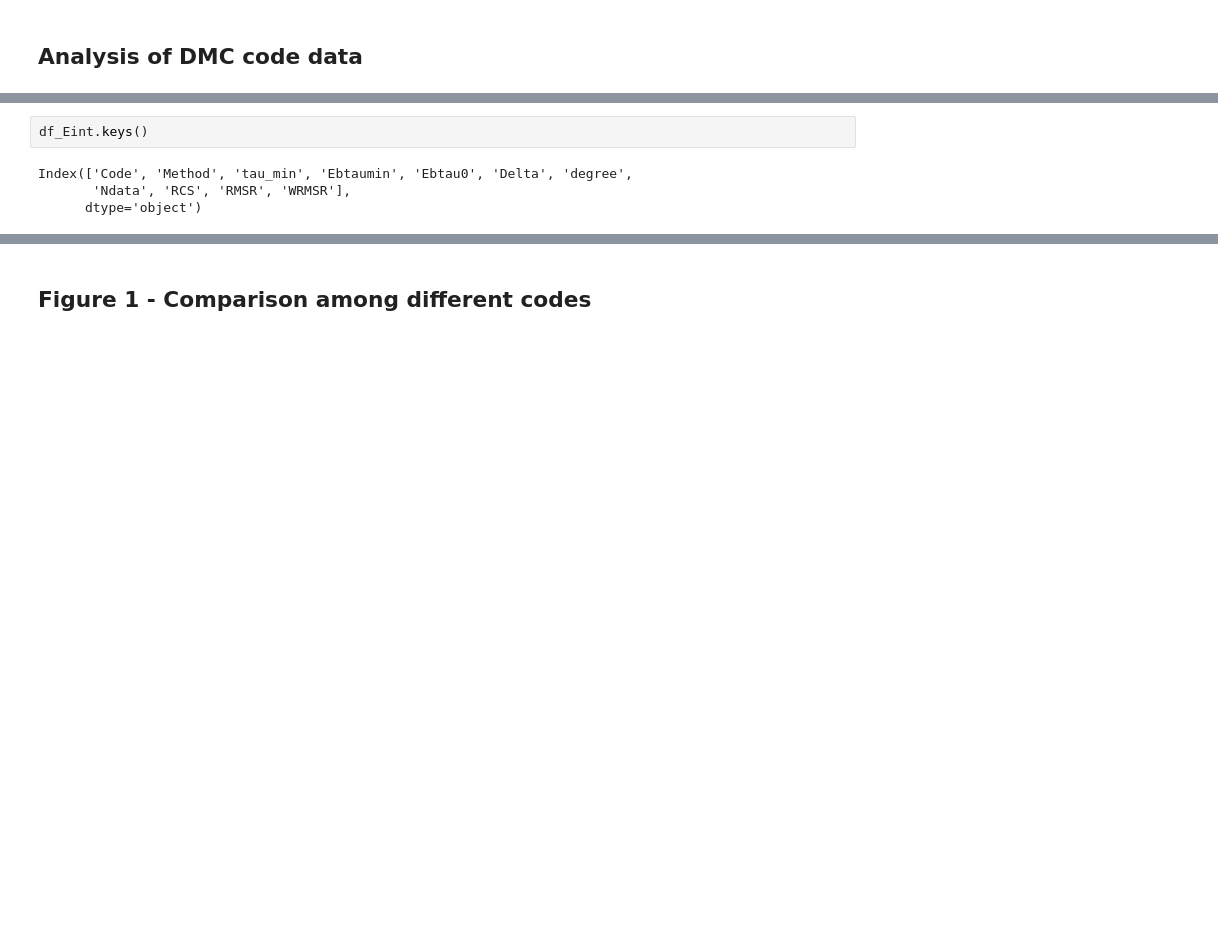
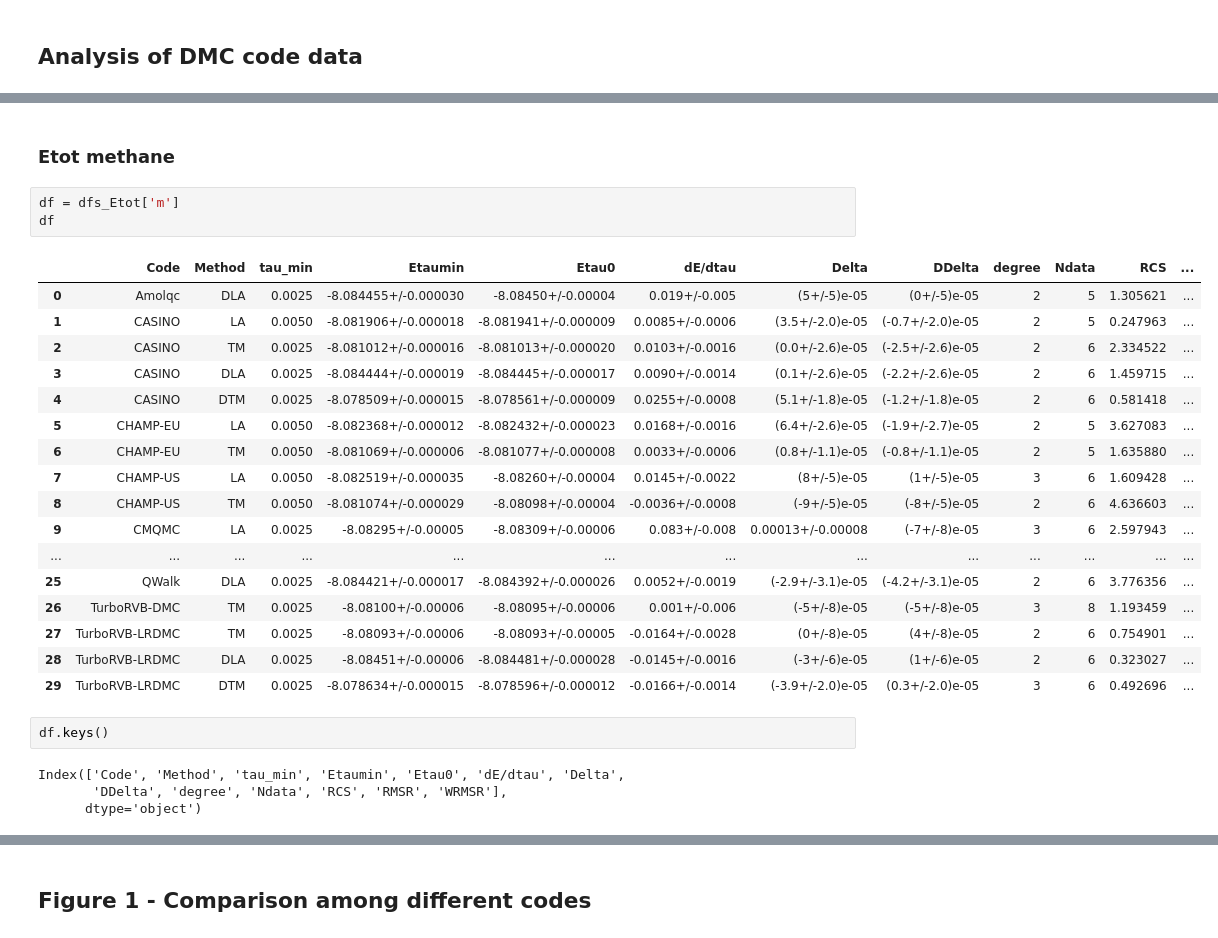
Before and after one commit to zenandrea/DMC-reproducibility, a Jupyter notebook: analysis.ipynb, the cells around one changed output, grey strips where cells are left out. Drawn from its saved outputs; the diff is of its cells as text; blank space fills up the shorter version.

```diff
--- a/analysis.ipynb
+++ b/analysis.ipynb
@@ -554,6 +637,29 @@ df_Eint.loc[ df_Eint.Code == 'QWalk' ]
+# %% [markdown]
+### Etot methane
+# %%
+df = dfs_Etot['m']
+df
+# %% [output]
+|  | Code | Method | tau_min | Etaumin | Etau0 | dE/dtau | Delta | DDelta | degree | Ndata | RCS | ... |
+| 0 | Amolqc | DLA | 0.0025 | -8.084455+/-0.000030 | -8.08450+/-0.00004 | 0.019+/-0.005 | (5+/-5)e-05 | (0+/-5)e-05 | 2 | 5 | 1.305621 | ... |
+| 1 | CASINO | LA | 0.0050 | -8.081906+/-0.000018 | -8.081941+/-0.000009 | 0.0085+/-0.0006 | (3.5+/-2.0)e-05 | (-0.7+/-2.0)e-05 | 2 | 5 | 0.247963 | ... |
+| 2 | CASINO | TM | 0.0025 | -8.081012+/-0.000016 | -8.081013+/-0.000020 | 0.0103+/-0.0016 | (0.0+/-2.6)e-05 | (-2.5+/-2.6)e-05 | 2 | 6 | 2.334522 | ... |
+| 3 | CASINO | DLA | 0.0025 | -8.084444+/-0.000019 | -8.084445+/-0.000017 | 0.0090+/-0.0014 | (0.1+/-2.6)e-05 | (-2.2+/-2.6)e-05 | 2 | 6 | 1.459715 | ... |
+| 4 | CASINO | DTM | 0.0025 | -8.078509+/-0.000015 | -8.078561+/-0.000009 | 0.0255+/-0.0008 | (5.1+/-1.8)e-05 | (-1.2+/-1.8)e-05 | 2 | 6 | 0.581418 | ... |
+| 5 | CHAMP-EU | LA | 0.0050 | -8.082368+/-0.000012 | -8.082432+/-0.000023 | 0.0168+/-0.0016 | (6.4+/-2.6)e-05 | (-1.9+/-2.7)e-05 | 2 | 5 | 3.627083 | ... |
+| 6 | CHAMP-EU | TM | 0.0050 | -8.081069+/-0.000006 | -8.081077+/-0.000008 | 0.0033+/-0.0006 | (0.8+/-1.1)e-05 | (-0.8+/-1.1)e-05 | 2 | 5 | 1.635880 | ... |
+| 7 | CHAMP-US | LA | 0.0050 | -8.082519+/-0.000035 | -8.08260+/-0.00004 | 0.0145+/-0.0022 | (8+/-5)e-05 | (1+/-5)e-05 | 3 | 6 | 1.609428 | ... |
+| 8 | CHAMP-US | TM | 0.0050 | -8.081074+/-0.000029 | -8.08098+/-0.00004 | -0.0036+/-0.0008 | (-9+/-5)e-05 | (-8+/-5)e-05 | 2 | 6 | 4.636603 | ... |
+| 9 | CMQMC | LA | 0.0025 | -8.08295+/-0.00005 | -8.08309+/-0.00006 | 0.083+/-0.008 | 0.00013+/-0.00008 | (-7+/-8)e-05 | 3 | 6 | 2.597943 | ... |
+| ... | ... | ... | ... | ... | ... | ... | ... | ... | ... | ... | ... | ... |
+| 25 | QWalk | DLA | 0.0025 | -8.084421+/-0.000017 | -8.084392+/-0.000026 | 0.0052+/-0.0019 | (-2.9+/-3.1)e-05 | (-4.2+/-3.1)e-05 | 2 | 6 | 3.776356 | ... |
+| 26 | TurboRVB-DMC | TM | 0.0025 | -8.08100+/-0.00006 | -8.08095+/-0.00006 | 0.001+/-0.006 | (-5+/-8)e-05 | (-5+/-8)e-05 | 3 | 8 | 1.193459 | ... |
+| 27 | TurboRVB-LRDMC | TM | 0.0025 | -8.08093+/-0.00006 | -8.08093+/-0.00005 | -0.0164+/-0.0028 | (0+/-8)e-05 | (4+/-8)e-05 | 2 | 6 | 0.754901 | ... |
+| 28 | TurboRVB-LRDMC | DLA | 0.0025 | -8.08451+/-0.00006 | -8.084481+/-0.000028 | -0.0145+/-0.0016 | (-3+/-6)e-05 | (1+/-6)e-05 | 2 | 6 | 0.323027 | ... |
+| 29 | TurboRVB-LRDMC | DTM | 0.0025 | -8.078634+/-0.000015 | -8.078596+/-0.000012 | -0.0166+/-0.0014 | (-3.9+/-2.0)e-05 | (0.3+/-2.0)e-05 | 3 | 6 | 0.492696 | ... |
 # %%
-df_Eint.keys()
+df.keys()
 # %% [output]
-Index(['Code', 'Method', 'tau_min', 'Ebtaumin', 'Ebtau0', 'Delta', 'degree',
-       'Ndata', 'RCS', 'RMSR', 'WRMSR'],
+Index(['Code', 'Method', 'tau_min', 'Etaumin', 'Etau0', 'dE/dtau', 'Delta',
+       'DDelta', 'degree', 'Ndata', 'RCS', 'RMSR', 'WRMSR'],
       dtype='object')
```
Also changed, not shown: parts of 35 cells of this notebook, 32 other files.
